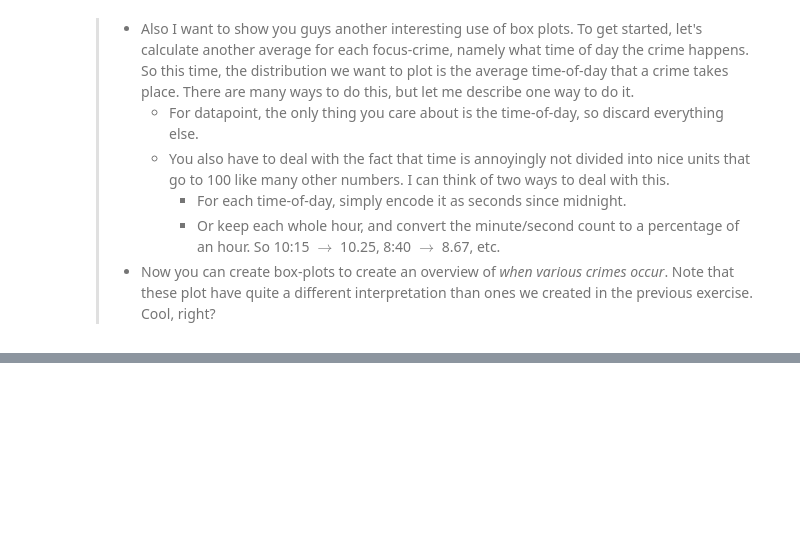
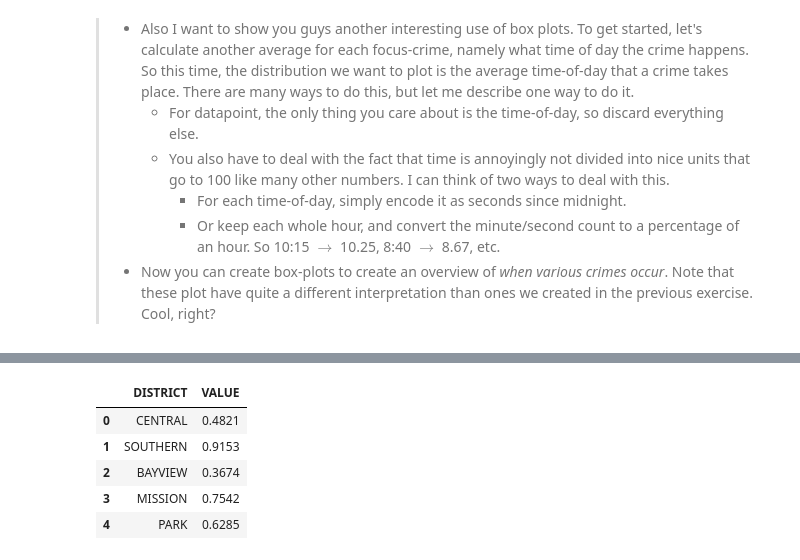
Before and after one commit to AleksandarLukic96/02806_Social_Data, a Jupyter notebook: notebooks/W3_Vic.ipynb, the cells around one changed output, grey strips where cells are left out. Cells and saved outputs as stored; diff of their text form; code cells hidden in the pictures; blank space fills up the shorter version.

```diff
--- a/notebooks/W3_Vic.ipynb
+++ b/notebooks/W3_Vic.ipynb
@@ -276,6 +270,8 @@ randomdata = {
     'NORTHERN': 0.4938,
     'TENDERLOIN': 0.08127
 }
+#Convert to panda data frame with header
+randomdata = pd.DataFrame(list(randomdata.items()), columns=['DISTRICT', 'VALUE'])
 # %% [markdown]
 > *Exercise* (continued):
 >
@@ -298,3 +292,25 @@ Mine looks something like this (but I've changed the random values to make it mo
 <img src="https://raw.githubusercontent.com/suneman/socialdata2025/main/files/map_example.png" alt="example" style="width:800px;"/>
 
 You're encouraged to play around with other settings, color schemes, etc.
+# %%
+from urllib.request import urlopen
+import json
+import pandas as pd
+import plotly.express as px
+
+
+#Load ../data/sfpd.geojson.json file
+with open("../data/sfpd.geojson.json") as response:
+    counties = json.load(response)
+
+counties["features"][0]
+
+df = randomdata
+df.head()
+# %% [output]
+|  | DISTRICT | VALUE |
+| 0 | CENTRAL | 0.4821 |
+| 1 | SOUTHERN | 0.9153 |
+| 2 | BAYVIEW | 0.3674 |
+| 3 | MISSION | 0.7542 |
+| 4 | PARK | 0.6285 |
```
Also changed, not shown: parts of 11 cells of this notebook.
